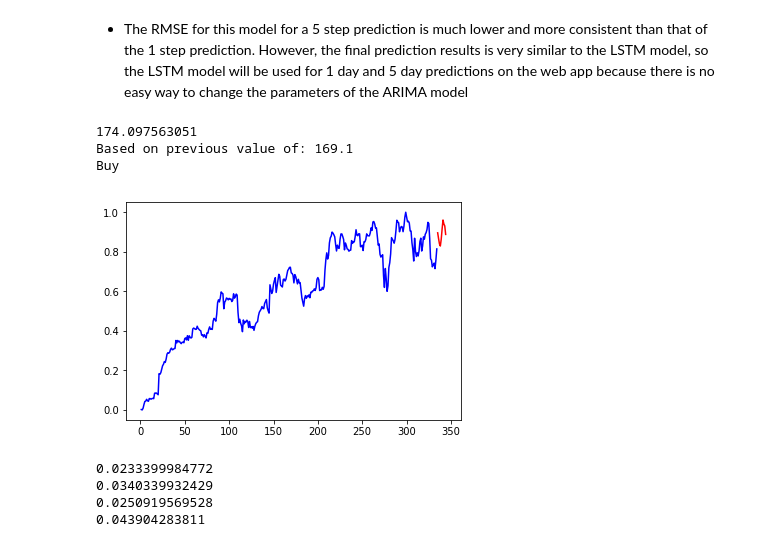
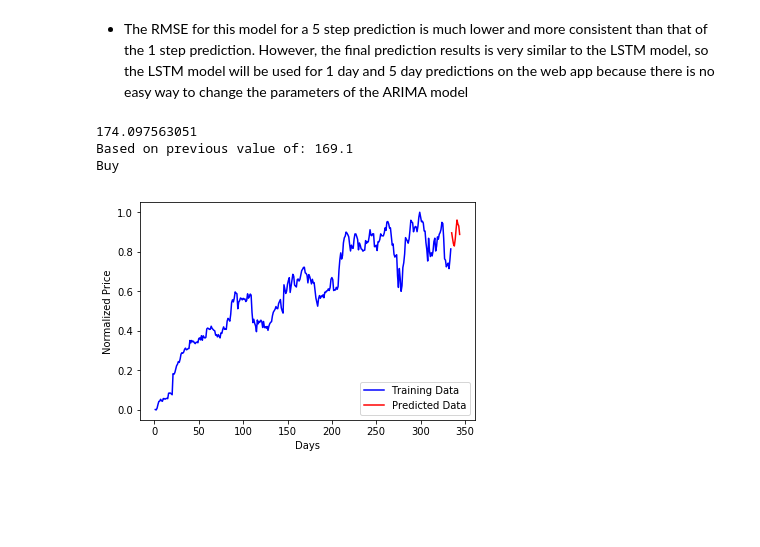
Before and after one commit to Columbia-Intro-Data-Science/python-introduction-kj2431, a Jupyter notebook: final_project/APMA4990-final-project-notebook.ipynb, the cells around one changed output. Cells and saved outputs as stored; diff of their text form; code cells hidden in the pictures; blank space fills up the shorter version.

```diff
--- a/final_project/APMA4990-final-project-notebook.ipynb
+++ b/final_project/APMA4990-final-project-notebook.ipynb
@@ -67,7 +67,7 @@ df['volume_delta'] = df.get('volume_delta')
 df['MA 20'] = y.rolling(20).mean()
 df['MA 50'] = y.rolling(50).mean()
 df['Daily Change'] = df['close']-df['open']
-df['Fluctuation'] = ((df['high']-df['low'])/df['low'])*100
+df['Range'] = ((df['high']-df['low'])/df['low'])*100
 df.tail(10)
 df = pd.DataFrame(df)
 
@@ -801,7 +876,7 @@ CV_rf.best_params_
 # %% [markdown]
 As seem above, the best features using GridSearchCV is the default features with 13 decision trees which is similar to what the RMSE vs trees plot shows above. As a result, 13 trees as n_estimators will be coded into the models below:
 # %%
-estimators = 9
+estimators = 12
 max_depth=7
 model = RandomForestRegressor(n_estimators=estimators, criterion='mse', max_depth=max_depth,
                               min_samples_split=2, min_samples_leaf=2,
@@ -1144,7 +1209,7 @@ Standard Deviation: 0.0187016710195
 - Overall, the cross validation shows that for a 1 step model, the RMSE gets worse as the time series progresses and the variance seems high. The RMSE is somewhat higher to that of the RNN LTSM model. Furthermore, the ARIMA model cannot account for additional features that can be mathmatically derived from the stock prices initial dataset.
 # %%
 #try 5 days forward
-series = y
+series = y_normal
 # seasonal difference
 X = series.values
 days_in_year = 52
@@ -1170,8 +1235,11 @@ y_predict = np.array(y_predict)
 plt.figure()
 days = np.linspace(1,y_predict.shape[0],y_predict.shape[0])
 pred_len = y_predict.shape[0]
-plt.plot(days[0:pred_len-future_steps],y_predict[0:pred_len-future_steps],color='b')
-plt.plot(days[pred_len-future_steps:],y_predict[pred_len-future_steps:],color='r')
+plt.plot(days[0:pred_len-future_steps],y_predict[0:pred_len-future_steps],color='b',label='Training Data')
+plt.plot(days[pred_len-future_steps:],y_predict[pred_len-future_steps:],color='r',label='Predicted Data')
+plt.xlabel('Days')
+plt.ylabel('Normalized Price')
+plt.legend(loc="lower right")
 # %% [output]
 Day 1: 0.895951
 Day 2: 0.866812
@@ -1237,7 +1305,7 @@ Standard Deviation: 0.00340893242366
 - The RMSE for this model for a 5 step prediction is much lower and more consistent than that of the 1 step prediction. However, the final prediction results is very similar to the LSTM model, so the LSTM model will be used for 1 day and 5 day predictions on the web app because there is no easy way to change the parameters of the ARIMA model
 # %%
 #try 10 days forward
-series = y
+series = y_normal
 # seasonal difference
 X = series.values
 days_in_year = 52
@@ -1253,56 +1321,55 @@ forecast = model_fit.forecast(steps=future_steps)[0]
 y_predict = [x for x in X]
 day = 1
 
 for yhat in forecast:
     inverted = inverse_difference(y_predict, yhat, days_in_year)
     #print('Day %d: %f' % (day, inverted))
     y_predict.append(inverted)
     day += 1
 
 y_predict = np.array(y_predict)
 plt.figure()
 days = np.linspace(1,y_predict.shape[0],y_predict.shape[0])
 pred_len = y_predict.shape[0]
-plt.plot(days[0:pred_len-future_steps],y_predict[0:pred_len-future_steps],color='b')
-plt.plot(days[pred_len-future_steps:],y_predict[pred_len-future_steps:],color='r')
-
+plt.plot(days[0:pred_len-future_steps],y_predict[0:pred_len-future_steps],color='b', label='Training Data')
+plt.plot(days[pred_len-future_steps:],y_predict[pred_len-future_steps:],color='r',label='Predicted Data')
+plt.xlabel('Days')
+plt.ylabel('Normalized Price')
+plt.legend(loc="lower right")
 
 y_predict_scaled = y_predict[-1]*(y_max-y_min)+y_min
 print(y_predict_scaled)
 
 #Decision based on prediction for 10 days in future
-y_check = y[-1]*(y_max-y_min)+y_min
+y_check = y_normal[-1]*(y_max-y_min)+y_min
 
 print('Based on previous value of:', y_check)
 if y_check < y_predict_scaled:
     print('Buy')
 elif y_check > y_predict_scaled:
     print('Sell if bought')
 else:
     print('error')
 # %% [output]
 174.097563051
 Based on previous value of: 169.1
 Buy
-[figure, old version]
+[figure, new version]
 # %%
-X_train1, X_CV1 = time_series_test_train(y,time_length-45)
+#cross validation for 10 steps
+scores = []
+X_train1, X_CV1 = time_series_test_train(y_normal,time_length-45)
 RMSE1 = RMSE_calc(X_train1,X_CV1,time_length-45,10)
-print(RMSE1)
+scores.append(RMSE1)
 
-X_train2, X_CV2 = time_series_test_train(y,time_length-35)
+X_train2, X_CV2 = time_series_test_train(y_normal,time_length-35)
 RMSE2 = RMSE_calc(X_train2,X_CV2,time_length-35,10)
-print(RMSE2)
+scores.append(RMSE2)
 
-X_train3, X_CV3 = time_series_test_train(y,time_length-25)
+X_train3, X_CV3 = time_series_test_train(y_normal,time_length-25)
 RMSE3 = RMSE_calc(X_train3,X_CV3,time_length-25,10)
-print(RMSE3)
+scores.append(RMSE3)
 
-X_train4, X_CV4 = time_series_test_train(y,time_length-15)
+X_train4, X_CV4 = time_series_test_train(y_normal,time_length-15)
 RMSE4 = RMSE_calc(X_train4,X_CV4,time_length-15,10)
-print(RMSE4)
+scores.append(RMSE4)
-# %% [output]
-0.0233399984772
-0.0340339932429
-0.0250919569528
-0.043904283811
```
Also changed, not shown: parts of 36 cells of this notebook.
